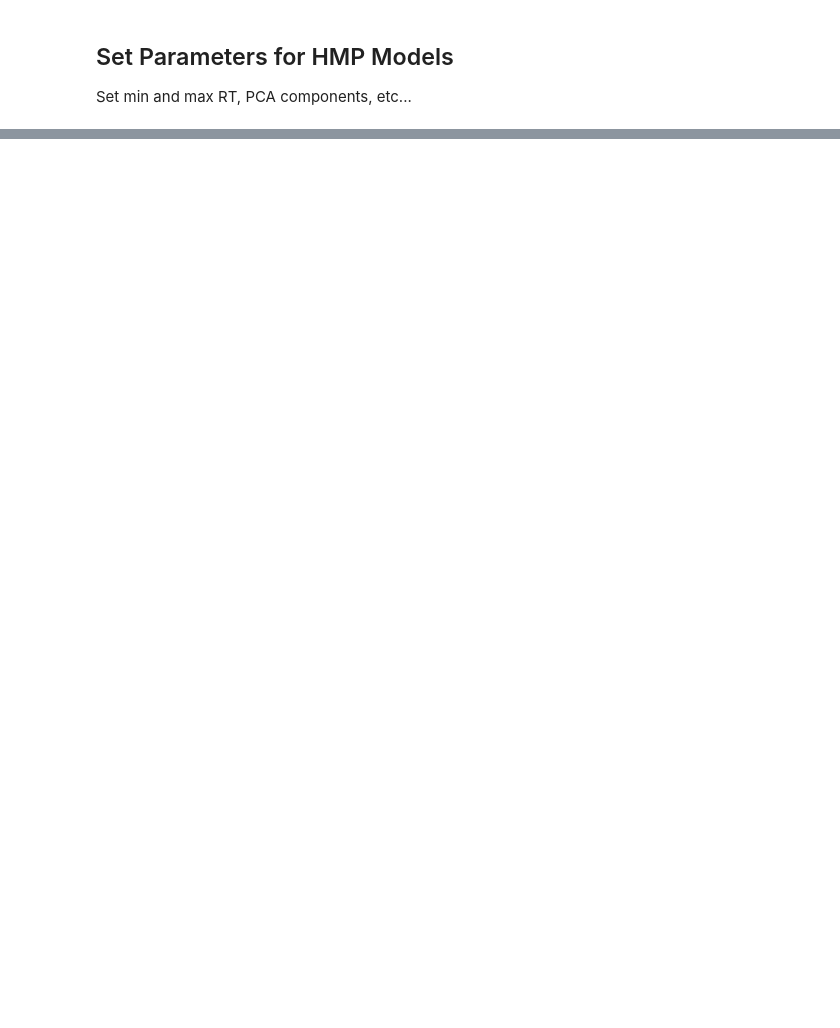
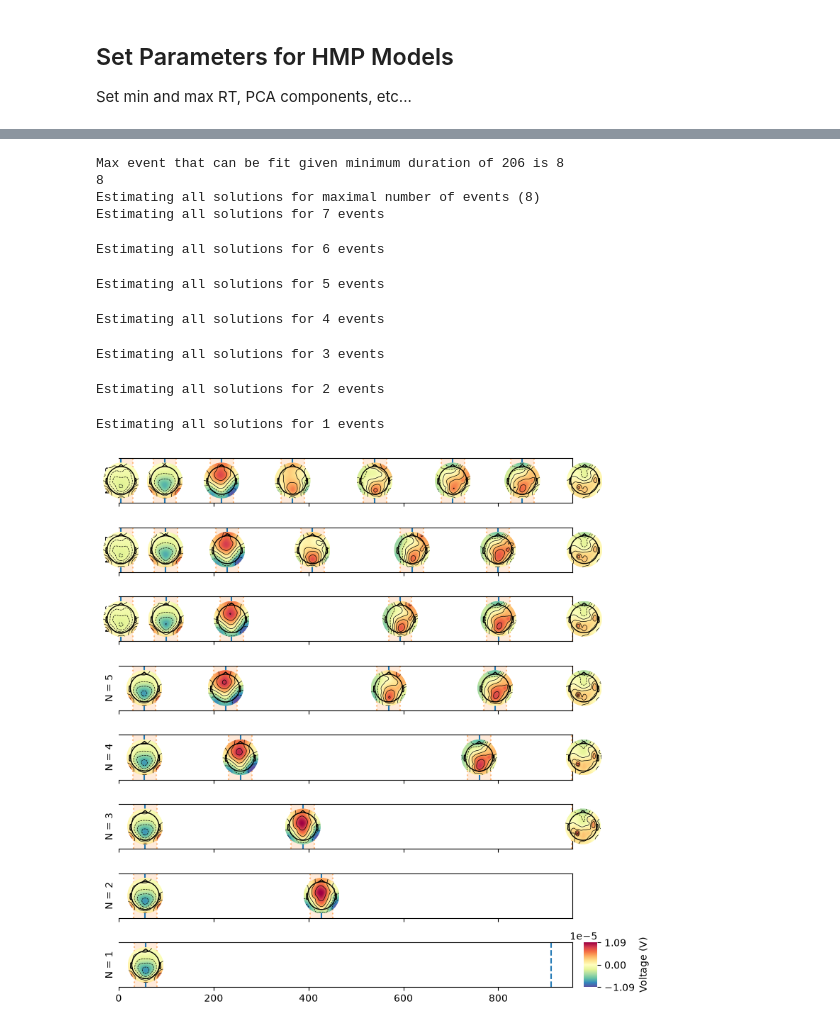
Before and after one commit to charlielacker/CONUMECH_OrderVerification, a Jupyter notebook: HMP_order.ipynb, the cells around one changed output, grey strips where cells are left out. Drawn from its saved outputs; the diff is of its cells as text; code cells hidden in the pictures; blank space fills up the shorter version.

```diff
--- a/HMP_order.ipynb
+++ b/HMP_order.ipynb
@@ -429,0 +461,21 @@ plt.show()
+# %%
+# eliminative model for all conditions
+
+elim_model = hmp.models.EliminativeMethod(pattern=pattern)
+
+loglikelihood_eliminative, estimates_eliminative = elim_model.fit_transform(pattern_data, cpus=CPUS)
+
+hmp.visu.plot_model(epoch_data, estimates_eliminative, info)
+plt.show()
+# %% [output]
+Max event that can be fit given minimum duration of 206 is 8
+8
+Estimating all solutions for maximal number of events (8)
+Estimating all solutions for 7 events
+Estimating all solutions for 6 events
+Estimating all solutions for 5 events
+Estimating all solutions for 4 events
+Estimating all solutions for 3 events
+Estimating all solutions for 2 events
+Estimating all solutions for 1 events
+[figure, added]
```
Also changed, not shown: parts of 10 cells of this notebook.
